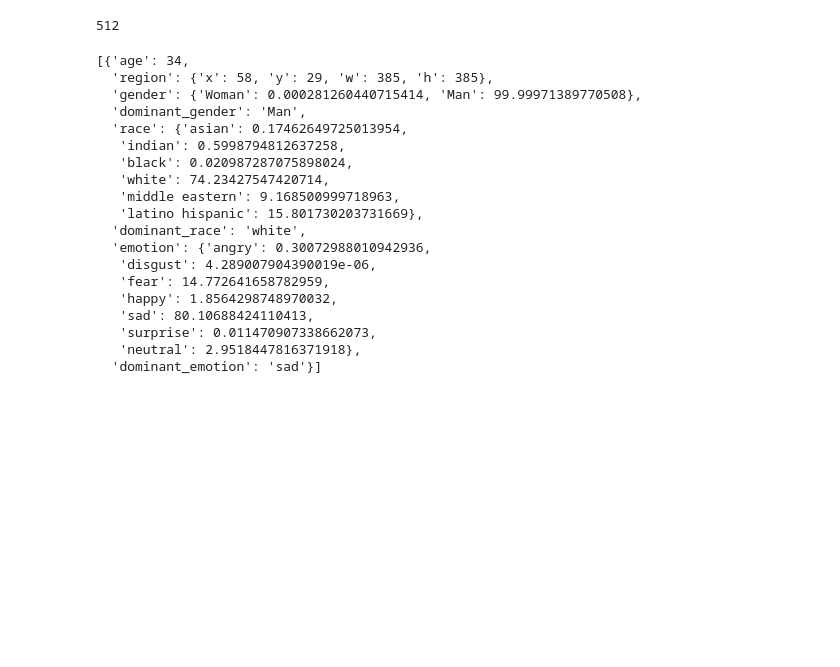
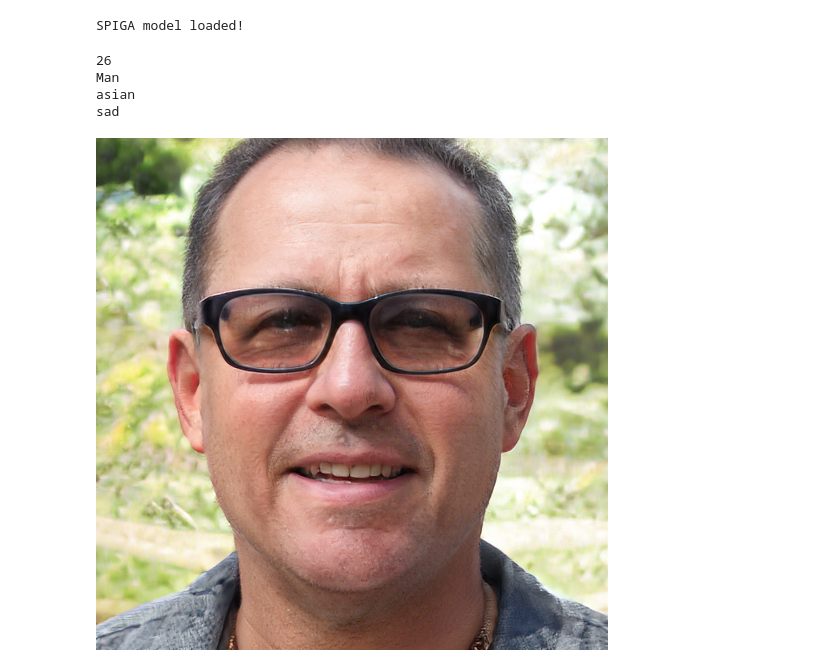
Before and after one commit to Stelath/eg3d-diffused, a Jupyter notebook: interpreter/test.ipynb, the cells around one changed output. Saved outputs shown, nothing was run; the diff lists cells and outputs as text; code cells hidden in the pictures; blank space fills up the shorter version.

Commit message:
Switched to Full diffusion Head Model

```diff
--- a/interpreter/test.ipynb
+++ b/interpreter/test.ipynb
@@ -18,0 +38,2 @@ embedding_objs = DeepFace.represent(img_path = "data_color/imgs/0001.png",
+# %%
+pipeline = EG3DPipeline.from_pretrained("eg3d-latent-diffusion/diffuser/diffuser_139").to(torch.device('cuda'))
@@ -19,29 +43,52 @@ embedding_objs = DeepFace.represent(img_path = "data_color/imgs/0001.png",
+# %%
+dataset = 'wflw'
+model_cfg = ModelConfig(dataset)
+processor = SPIGAFramework(model_cfg)
+# %% [output]
+SPIGA model loaded!
 # %%
-len(embedding_objs[0]['embedding'])
+feature_keys = [{'Woman': 0, 'Man': 1}, {'asian': 0, 'indian': 1, 'black': 2, 'white': 3, 'middle eastern': 4, 'latino hispanic': 5}, {'angry': 0, 'disgust': 1, 'fear': 2, 'happy': 3, 'sad': 4, 'surprise': 5, 'neutral': 6}]
+
+image_pth = '0020.png'
+encoding = DeepFace.represent(img_path = image_pth, model_name = "Facenet512", enforce_detection=False)[0]['embedding']
+
+image = cv2.imread(image_pth)
+bbox = [0, 0, 512, 512]
+features = processor.inference(image, [bbox])
+landmarks = np.array(features['landmarks'][0])
+
+analysis = DeepFace.analyze(img_path = image_pth, actions = ['age', 'gender', 'race', 'emotion'], silent=True, enforce_detection=False)[0]
+age = torch.tensor([analysis['age']])
+gender = F.one_hot(torch.tensor(feature_keys[0][analysis['dominant_gender']], dtype=torch.long), num_classes=2)
+race = F.one_hot(torch.tensor(feature_keys[1][analysis['dominant_race']], dtype=torch.long), num_classes=6)
+emotion = F.one_hot(torch.tensor(feature_keys[2][analysis['dominant_emotion']], dtype=torch.long), num_classes=7)
+
+features = torch.zeros((512), dtype=torch.float32)
+features[0] = age
+features[1:3] = gender
+features[3:9] = race
+features[9:16] = emotion
+features[16:212] = torch.from_numpy(landmarks.flatten())
+
+image = cv2.imread(image_pth)
+bbox = [0, 0, 512, 512]
+
+print(analysis['age'])
+print(analysis['dominant_gender'])
+print(analysis['dominant_race'])
+print(analysis['dominant_emotion'])
+
+latent_vector = pipeline(torch.tensor(encoding).unsqueeze(0), torch.tensor(features).unsqueeze(0))[0]
+# latent_vector = encoder(img.to('cuda'))[0]
 # %% [output]
-512
+26
+Man
+asian
+sad
-# %%
-objs = DeepFace.analyze(img_path = "data_color/imgs/0001.png",
-        actions = ['age', 'gender', 'race', 'emotion'], silent=True
-)
-objs
-# %% [output]
-[{'age': 34,
-  'region': {'x': 58, 'y': 29, 'w': 385, 'h': 385},
-  'gender': {'Woman': 0.000281260440715414, 'Man': 99.99971389770508},
-  'dominant_gender': 'Man',
-  'race': {'asian': 0.17462649725013954,
-   'indian': 0.5998794812637258,
-   'black': 0.020987287075898024,
-   'white': 74.23427547420714,
-   'middle eastern': 9.168500999718963,
-   'latino hispanic': 15.801730203731669},
-  'dominant_race': 'white',
-  'emotion': {'angry': 0.30072988010942936,
-   'disgust': 4.289007904390019e-06,
-   'fear': 14.772641658782959,
-   'happy': 1.8564298748970032,
-   'sad': 80.10688424110413,
-   'surprise': 0.011470907338662073,
-   'neutral': 2.9518447816371918},
-  'dominant_emotion': 'sad'}]
+# %%
+img = eg3d.generate_imgs(latent_vector.unsqueeze(0), transpose=True)[0].cpu().detach().numpy()
+img = Image.fromarray((img*255).astype(np.uint8).clip(0, 255))
+img.save('temp.png')
+display(img)
+# %% [output]
+[figure, added]
```
Also changed, not shown: parts of 4 cells of this notebook, 21 other files.
